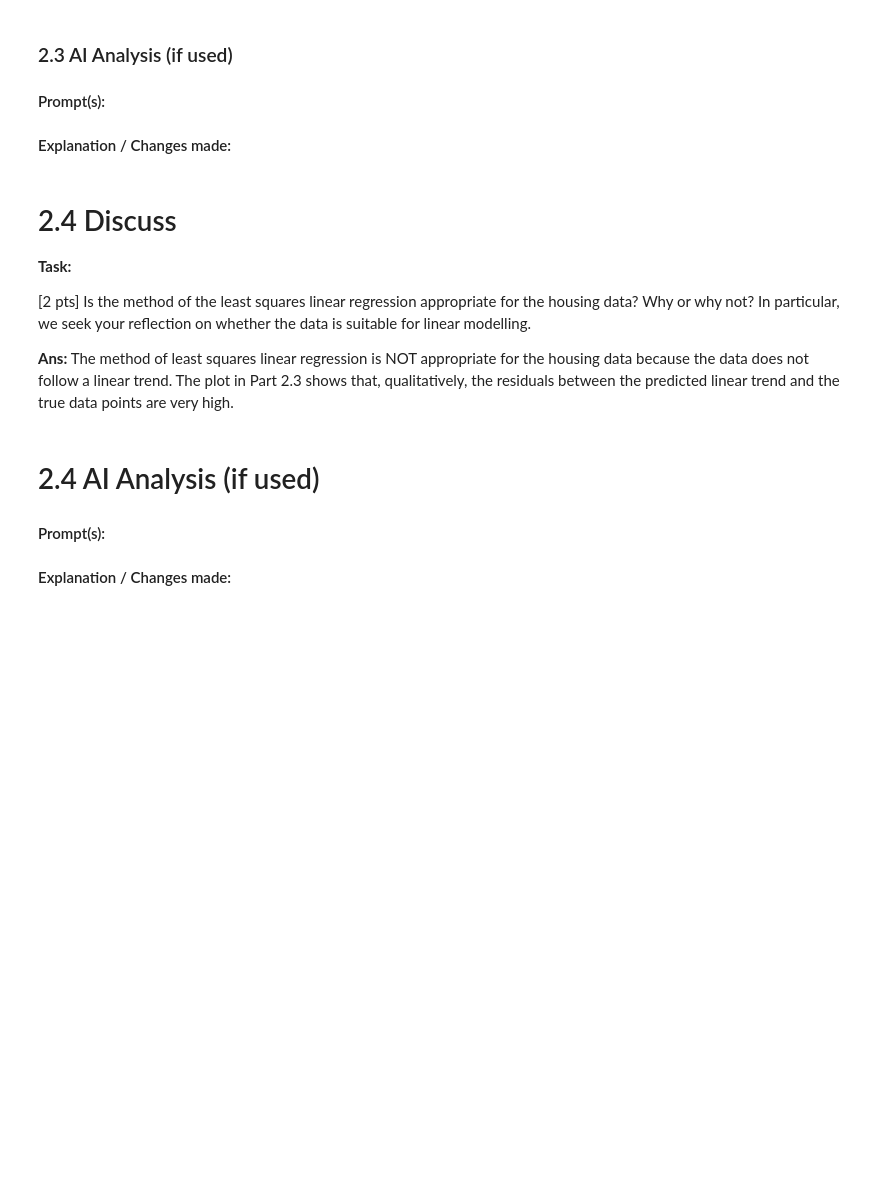
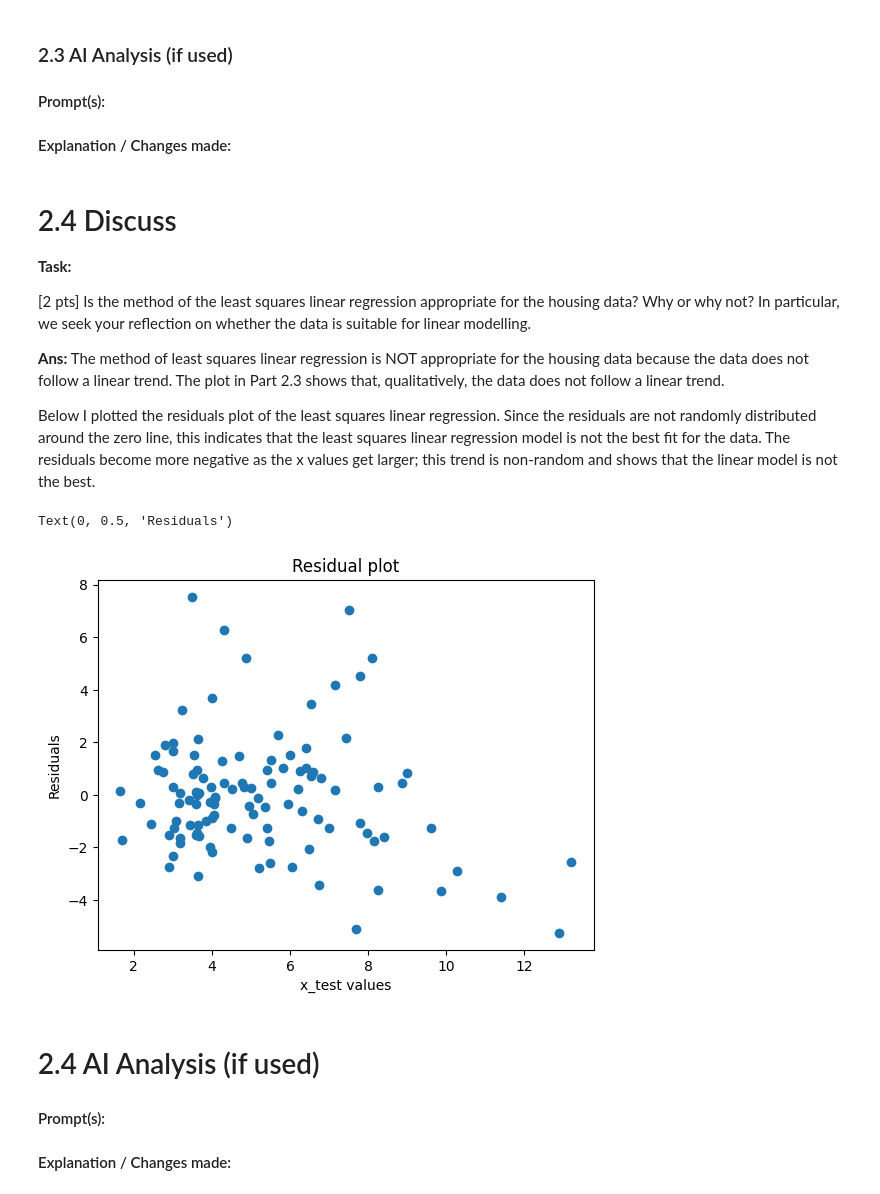
Before and after one commit to jingaling00/intro-data-science-spring26, a Jupyter notebook: intro-ds-hw2-jyz.ipynb, the cells around one changed output. Cells and saved outputs as stored; diff of their text form; code cells hidden in the pictures; blank space fills up the shorter version.

```diff
--- a/intro-ds-hw2-jyz.ipynb
+++ b/intro-ds-hw2-jyz.ipynb
@@ -214,7 +214,17 @@ plt.show()
 [2 pts] Is the method of the least squares linear regression appropriate for the housing data? Why or why not? In particular, we seek your reflection on whether the data is suitable for linear modelling.
 
 **Ans:**
-The method of least squares linear regression is NOT appropriate for the housing data because the data does not follow a linear trend. The plot in Part 2.3 shows that, qualitatively, the residuals between the predicted linear trend and the true data points are very high.
+The method of least squares linear regression is NOT appropriate for the housing data because the data does not follow a linear trend. The plot in Part 2.3 shows that, qualitatively, the data does not follow a linear trend.
+
+Below I plotted the residuals plot of the least squares linear regression. Since the residuals are not randomly distributed around the zero line, this indicates that the least squares linear regression model is not the best fit for the data. The residuals become more negative as the x values get larger; this trend is non-random and shows that the linear model is not the best.
+# %%
+plt.scatter(x_test, y_test - Y_test_pred)
+plt.title('Residual plot')
+plt.xlabel('x_test values')
+plt.ylabel('Residuals')
+# %% [output]
+Text(0, 0.5, 'Residuals')
+[figure, added]
 # %% [markdown]
 # 2.4 AI Analysis (if used)
 
```
Also changed, not shown: parts of 2 cells of this notebook.
